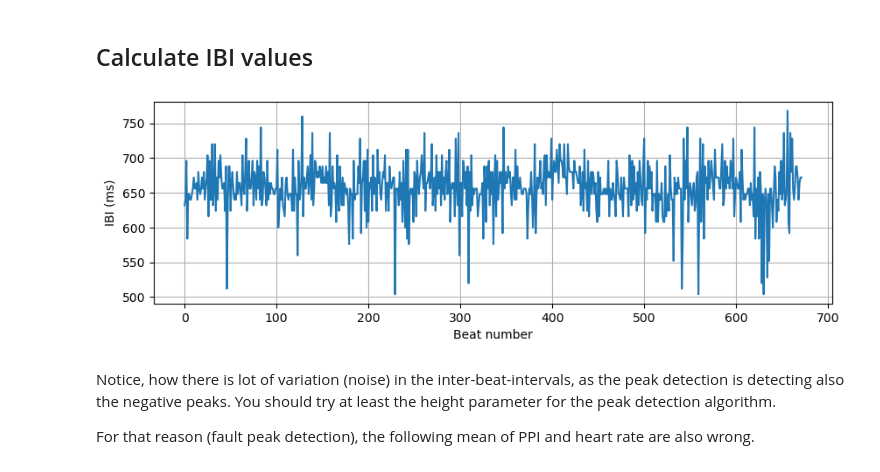
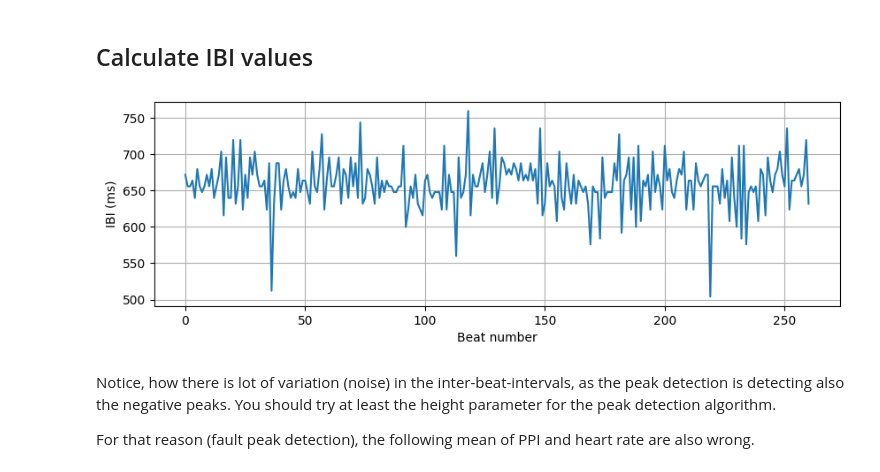
Before and after one commit to teppoto/Laitteisto-1, a Jupyter notebook: Health tech/hrv_analysis/HT_A2_example_code.ipynb, the cells around one changed output. Saved outputs shown, nothing was run; the diff lists cells and outputs as text; code cells hidden in the pictures.

```diff
--- a/Health tech/hrv_analysis/HT_A2_example_code.ipynb
+++ b/Health tech/hrv_analysis/HT_A2_example_code.ipynb
@@ -124,25 +124,25 @@ Notice, how the peak detection finds both positive and negative peaks. the aim i
 # %%
 # Calculate the inter-beat intervals (IBI)
 ppi = np.diff(peaks)*ts*1000 # in milliseconds
 
 # Example: select the beats from 10 to 310.
 # Uncomment  and modify, if needed
-# ppi = ppi[10:310]
+ppi = ppi[10:310]
 
 # Example: select the beats with IBI between 600 and 800 ms
 # Uncomment and modify, if needed
 i = (ppi > 500) & (ppi < 800)
 ppi = ppi[i]
 
 # Plot the IBI
 plt.figure(figsize = (10, 3))
 plt.plot(ppi)
 plt.xlabel('Beat number')
 plt.ylabel('IBI (ms)')
 plt.grid()
 plt.show()
 # %% [output]
-[figure, old version]
+[figure, new version]
 # %% [markdown]
 Notice, how there is lot of variation (noise) in the inter-beat-intervals, as the peak detection is detecting also the negative peaks. You should try at least the height parameter for the peak detection algorithm.
 
```
Also changed, not shown: parts of 1 cell of this notebook, 1 other file.
